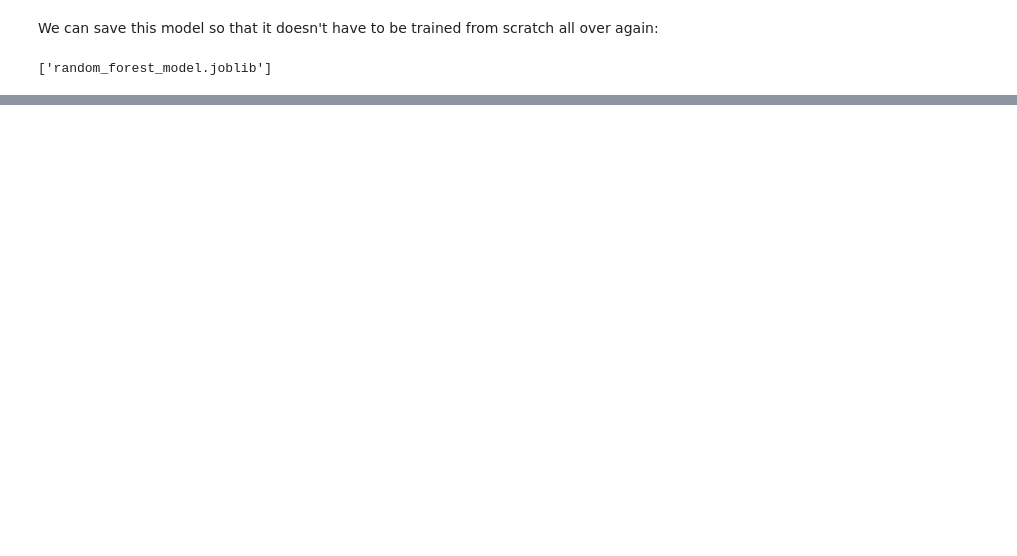
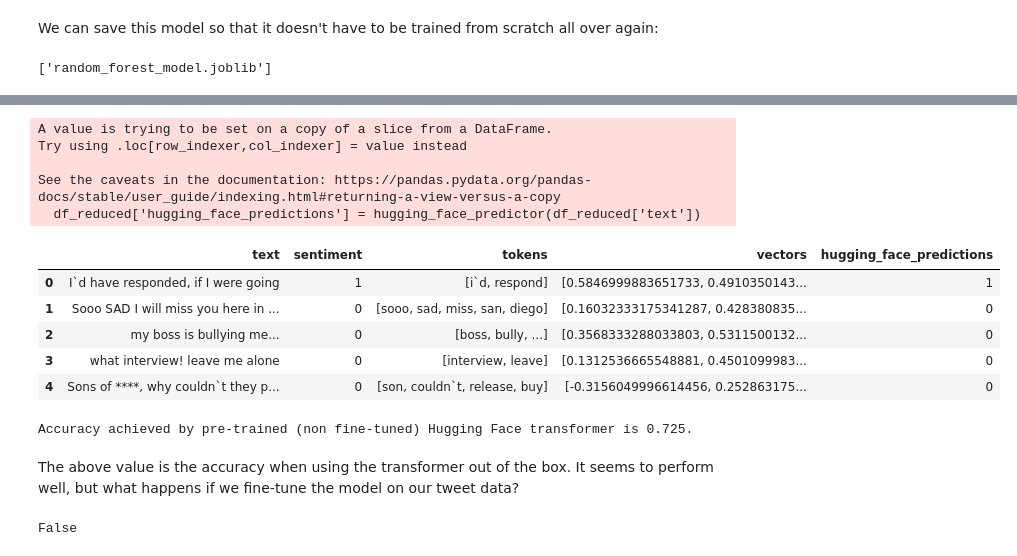
Before and after one commit to AmeerAliSaleem/isoc_tech_workshop_2024, a Jupyter notebook: Warwick_ISoc_Tech_Project_Ghost.ipynb, the cells around one changed output, grey strips where cells are left out. Drawn from its saved outputs; the diff is of its cells as text; code cells hidden in the pictures; blank space fills up the shorter version.

```diff
--- a/Warwick_ISoc_Tech_Project_Ghost.ipynb
+++ b/Warwick_ISoc_Tech_Project_Ghost.ipynb
@@ -357,0 +428,38 @@ Don't forget to consult the ISoc Tech Notion page: https://silky-double-2ea.noti
+# %%
+hugging_face_dict = {'NEG' : 0, 'NEU' : 1, 'POS' : 2}
+# %%
+def hugging_face_predictor(text_series):
+  hugging_face_series = text_series.apply(lambda x: tweet_model(x))
+  predictions = hugging_face_series.apply(lambda x: hugging_face_dict[x[0]['label']])
+
+  return predictions
+# %%
+df_reduced = df.head(200)
+df_reduced['hugging_face_predictions'] = hugging_face_predictor(df_reduced['text'])
+df_reduced.head()
+# %% [output]
+A value is trying to be set on a copy of a slice from a DataFrame.
+Try using .loc[row_indexer,col_indexer] = value instead
+
+See the caveats in the documentation: https://pandas.pydata.org/pandas-docs/stable/user_guide/indexing.html#returning-a-view-versus-a-copy
+  df_reduced['hugging_face_predictions'] = hugging_face_predictor(df_reduced['text'])
+|  | text | sentiment | tokens | vectors | hugging_face_predictions |
+| 0 | I`d have responded, if I were going | 1 | [i`d, respond] | [0.5846999883651733, 0.4910350143... | 1 |
+| 1 | Sooo SAD I will miss you here in ... | 0 | [sooo, sad, miss, san, diego] | [0.16032333175341287, 0.428380835... | 0 |
+| 2 | my boss is bullying me... | 0 | [boss, bully, ...] | [0.3568333288033803, 0.5311500132... | 0 |
+| 3 | what interview! leave me alone | 0 | [interview, leave] | [0.1312536665548881, 0.4501099983... | 0 |
+| 4 | Sons of ****, why couldn`t they p... | 0 | [son, couldn`t, release, buy] | [-0.3156049996614456, 0.252863175... | 0 |
+# %%
+hugging_face_accuracy = accuracy_score(df_reduced['sentiment'].values,
+                                       df_reduced['hugging_face_predictions'].values)
+
+print(f"Accuracy achieved by pre-trained (non fine-tuned) Hugging Face transformer on sample of data is {hugging_face_accuracy}.")
+# %% [output]
+Accuracy achieved by pre-trained (non fine-tuned) Hugging Face transformer is 0.725.
+# %% [markdown]
+The above value is the accuracy when using the transformer out of the box. It seems to perform well, but what happens if we fine-tune the model on our tweet data?
+# %%
+import torch
+torch.cuda.is_available()
+# %% [output]
+False
```
Also changed, not shown: parts of 69 cells of this notebook.
